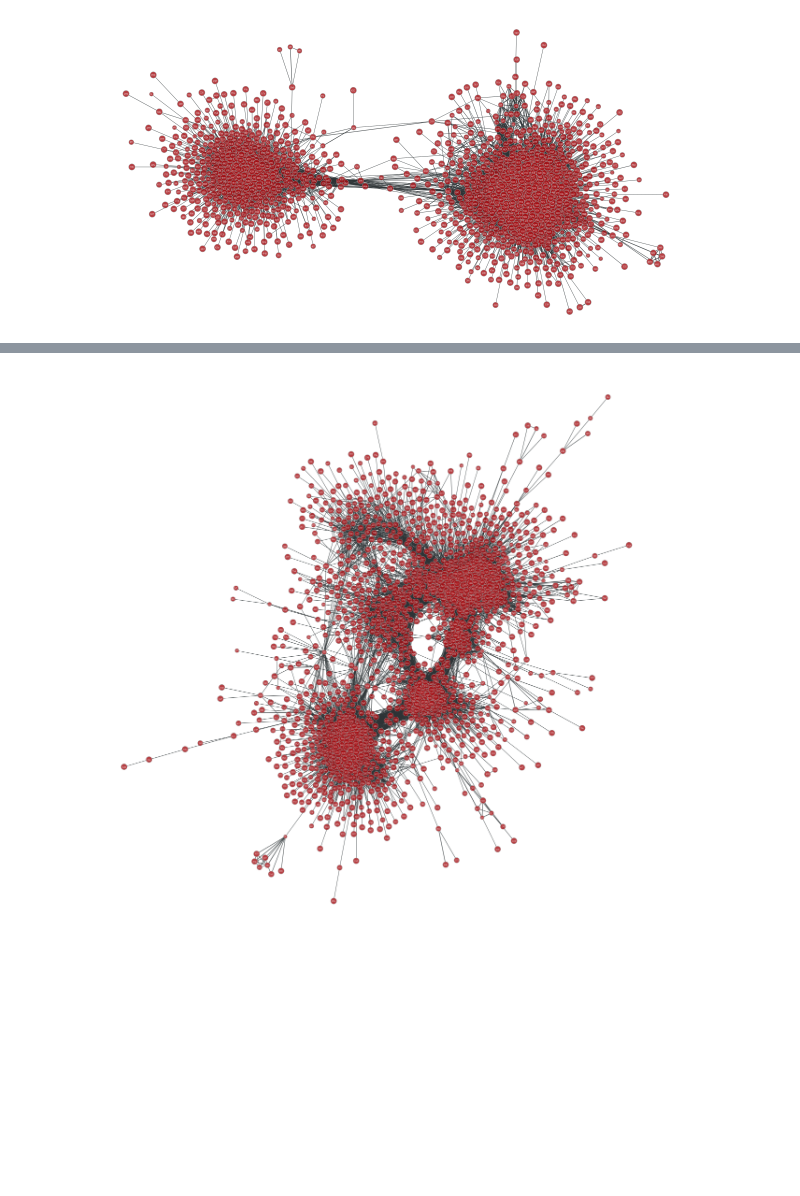
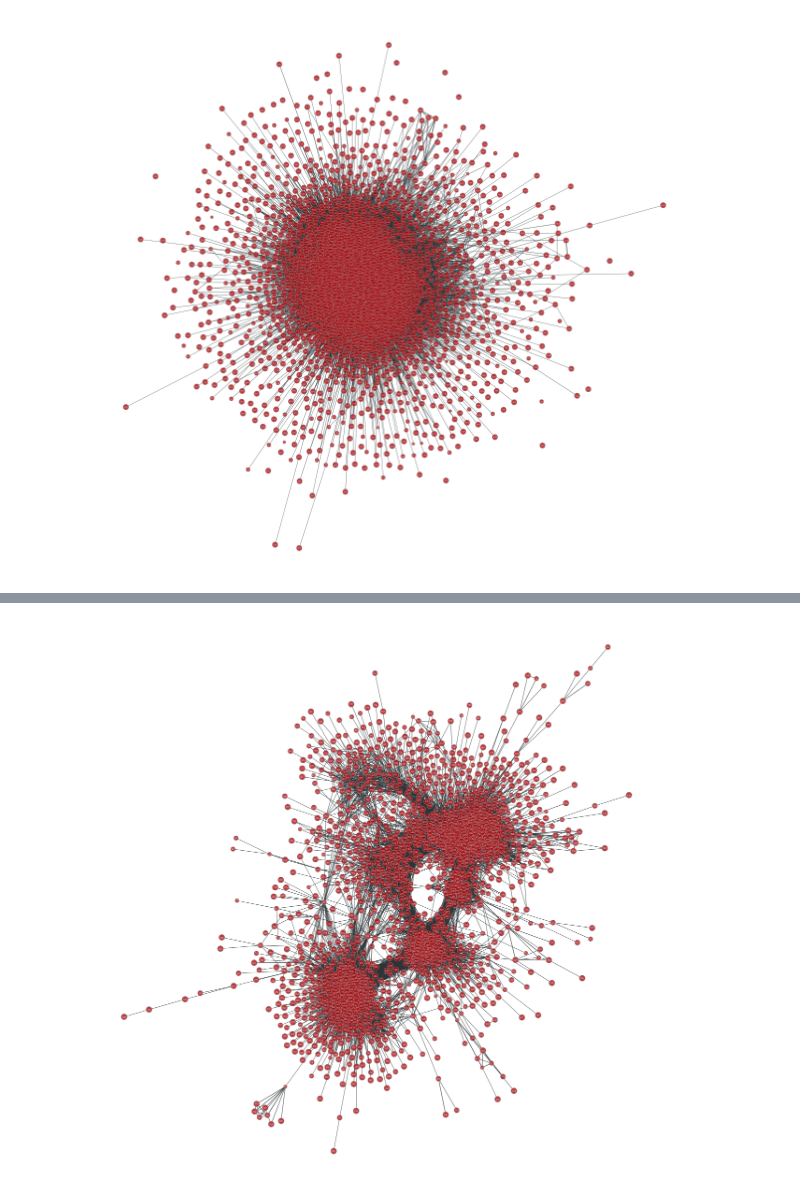
Before and after one commit to diogro/NEX-HS_C-GxE, a Jupyter notebook: SBM/Graph Tool - Control-Body-HighQC - Graph Structure .ipynb, the cells around one changed output, grey strips where cells are left out. Saved outputs shown, nothing was run; the diff lists cells and outputs as text; code cells hidden in the pictures; blank space fills up the shorter version.

```diff
--- a/SBM/Graph Tool - Control-Body-HighQC - Graph Structure .ipynb
+++ b/SBM/Graph Tool - Control-Body-HighQC - Graph Structure .ipynb
@@ -16,7 +16,7 @@ def filterByEdge(g, corr, cutOff, keepOnlyMain):
     # Filtering edges
     corr = g.edge_properties[corr]
     sign = g.new_ep("bool", True)
-    sign.a = np.array(corr.a > cutOff)
+    sign.a = np.array(np.abs(corr.a) > cutOff)
 
     tv = GraphView(g, efilt=sign)
 
@@ -28,8 +28,8 @@ def filterByEdge(g, corr, cutOff, keepOnlyMain):
         tv.set_vertex_filter(main_component)
     return tv
 # %%
-g = {'body': load_graph("VOOMCounts_CPM5_counts4M_covfree_body_ctrl_onlygenesinmainchr_Jul20.21_regularized_correlations_precisions_spearman_correlation_cutoff_0.1.xml.gz"),
-     'head': load_graph("VOOMCounts_CPM5_counts4M_covfree_head_ctrl_onlygenesinmainchr_Jul20.21_regularized_correlations_precisions_spearman_correlation_cutoff_0.1.xml.gz")}
+g = {'body': load_graph("VOOMCounts_CPM5_counts4M_covfree_body_ctrl_onlygenesinmainchr_Jul20.21.xml.gz"),
+     'head': load_graph("VOOMCounts_CPM5_counts4M_covfree_head_ctrl_onlygenesinmainchr_Jul20.21.xml.gz")}
 # %%
 plt.rcParams["figure.figsize"] = [10, 10]
 
@@ -86,5 +86,5 @@ spearman
 # %%
-tv = filterByEdge(g['body'], "spearman", 0.4, True)
+tv = filterByEdge(g['body'], "spearman", 0.325, True)
 graph_draw(tv, vertex_text=tv.vertex_index, edge_pen_width=tv.edge_properties["spearman"])
 # %% [output]
-[figure, old version]
+[figure, new version]
```
Also changed, not shown: parts of 2 cells of this notebook, 15 other files.
